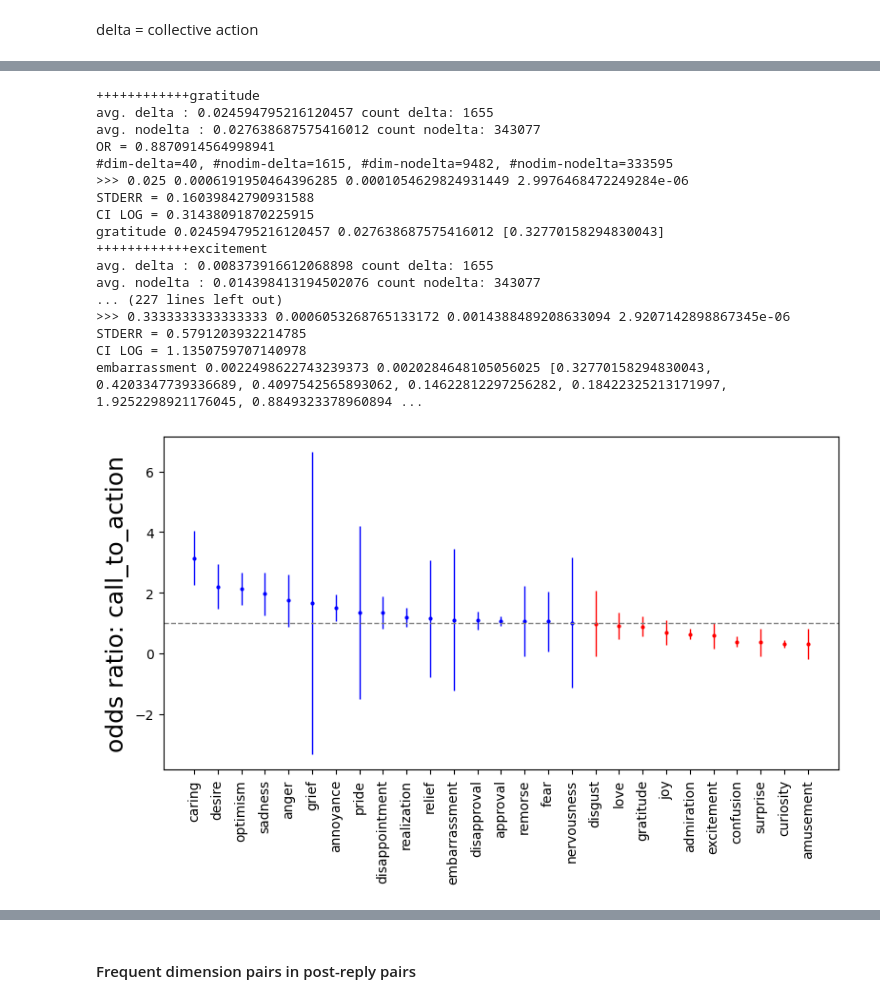
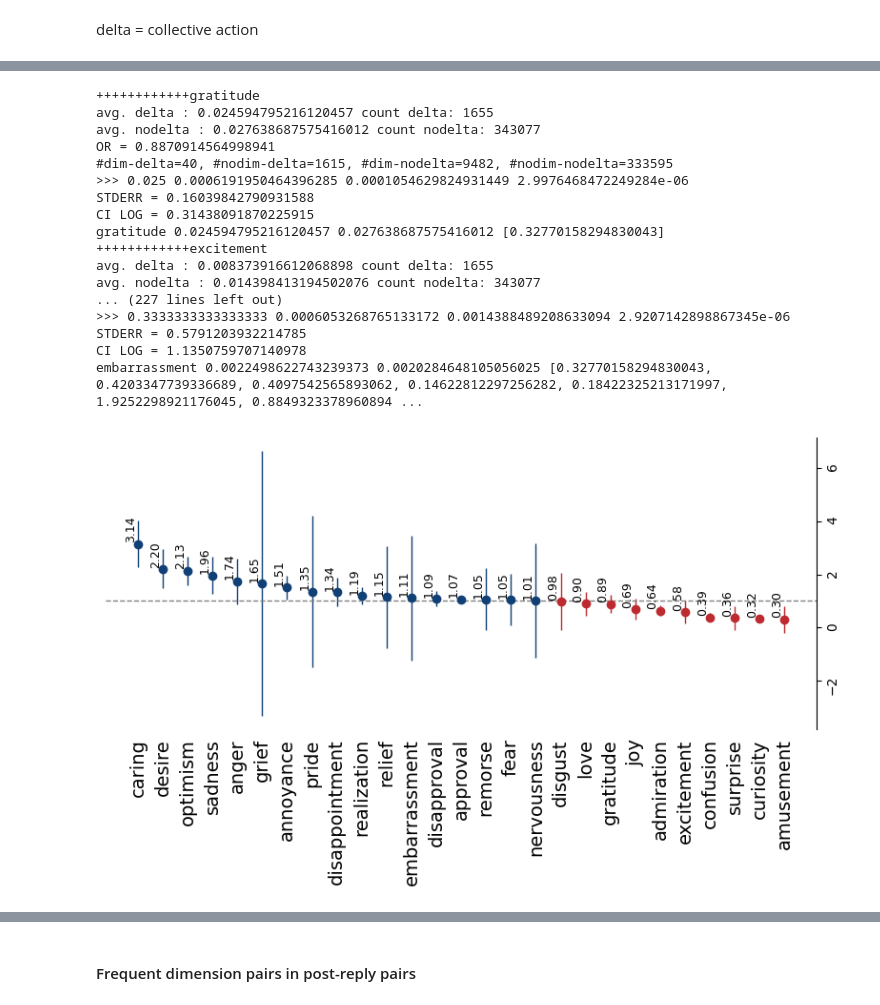
Before and after one commit to todomoldovan/thesis, a Jupyter notebook: notebooks/3_odds-ratios.ipynb, the cells around one changed output, grey strips where cells are left out. Drawn from its saved outputs; the diff is of its cells as text; code cells hidden in the pictures.

```diff
--- a/notebooks/3_odds-ratios.ipynb
+++ b/notebooks/3_odds-ratios.ipynb
@@ -233,10 +247,15 @@ for i, l in zip(range(len(L)), L):
     #ax.text(i, y_odds + 0.1, f'{y_odds:.2f}', ha='center', va='bottom', fontsize=9, color='black', rotation=90)
     ax.text(i - 0.3, y_odds + 0.05, f'{y_odds:.2f}', ha='center', va='bottom', fontsize=9, color='black', rotation=90)
 
+for tick in ax.get_xticklabels():
+    tick.set_fontsize(14)  # Adjust the font size as needed
+for tick in ax.get_yticklabels():
+    tick.set_fontsize(14)  # Adjust the font size as needed
+
 ax.set_xticks(range(len(labels_ordered)))
 ax.set_xticklabels(labels_ordered)
 ax.yaxis.set_ticks_position('right')
-ax.set_ylabel(f'Odds ratio (collective action)', size=18)
+#ax.set_ylabel(f'Odds ratio (collective action)', size=18)
 ax.axhline(1, linestyle='--', linewidth=1, color='gray')
 for tick in ax.get_xticklabels():
     tick.set_rotation(90)
@@ -431,9 +546,9 @@ for i, dim in enumerate(all_dims):
 
     print(dim, avg_delta, avg_no_delta, y_ci_OR)
     if avg_delta > avg_no_delta:
-        clr = 'b'
+        clr = '#104076'
     else:
-        clr = 'r'
+        clr = '#BD2B30'
     colors.append(clr)
 
 L = list(zip(y_oddsratio,y_ci_OR, y_ratio, y_delta, y_ci_delta, y_nodelta, y_ci_nodelta, colors, all_dims))
@@ -444,34 +559,51 @@ for i, l in zip(range(len(L)), L):
     y_odds, y_odds_ci, y_rat, y_d, err_delta, y_nod, err_nodelta, color, label = l
     labels_ordered.append(label)
     y_ci_nodelta_ordered.append(err_nodelta)
 
-    ax.plot([i], [y_odds],'o', markersize=2, color=color)
-    ax.errorbar([i], [y_odds], yerr=[y_odds_ci], elinewidth=1, fmt=f'{color}-')
+    #ax.plot([i], [y_odds], 'o', markersize=1, color=color)
+    ax.scatter([i], [y_odds], s=10, color=color)
+    #ax.errorbar([i], [y_odds], yerr=[y_odds_ci], elinewidth=1, fmt=f'{color}-')
+    ax.errorbar([i], [y_odds], yerr=[y_odds_ci], elinewidth=1, fmt='o', color=color)
+    #ax.text(i, y_odds + 0.1, f'{y_odds:.2f}', ha='center', va='bottom', fontsize=9, color='black', rotation=90)
+    ax.text(i - 0.3, y_odds + 0.05, f'{y_odds:.2f}', ha='center', va='bottom', fontsize=9, color='black', rotation=90)
+for tick in ax.get_xticklabels():
+    tick.set_fontsize(14)  # Adjust the font size as needed
+for tick in ax.get_yticklabels():
+    tick.set_fontsize(14)  # Adjust the font size as needed
 
 ax.set_xticks(range(len(labels_ordered)))
 ax.set_xticklabels(labels_ordered)
-ax.set_ylabel(f'odds ratio: call_to_action', size=18)
+ax.yaxis.set_ticks_position('right')
+#ax.set_ylabel(f'Odds ratio (call-to-action)', size=18)
 ax.axhline(1, linestyle='--', linewidth=1, color='gray')
 for tick in ax.get_xticklabels():
     tick.set_rotation(90)
+for tick in ax.get_yticklabels():
+    tick.set_rotation(90)
+ax.spines["bottom"].set_visible(False)
+ax.spines["top"].set_visible(False)
+#ax.spines["right"].set_visible(False)
+ax.spines["left"].set_visible(False)
+ax.xaxis.set_ticks_position("none")
+#ax.set_xticklabels([])
 plt.tight_layout()
 plt.savefig('../plots/odds_ratio_call_to_action.pdf')
 # %% [output]
 ++++++++++++gratitude
 avg. delta : 0.024594795216120457 count delta: 1655
 avg. nodelta : 0.027638687575416012 count nodelta: 343077
 OR = 0.8870914564998941
 #dim-delta=40, #nodim-delta=1615, #dim-nodelta=9482, #nodim-nodelta=333595
 >>> 0.025 0.0006191950464396285 0.0001054629824931449 2.9976468472249284e-06
 STDERR = 0.16039842790931588
 CI LOG = 0.31438091870225915
 gratitude 0.024594795216120457 0.027638687575416012 [0.32770158294830043]
 ++++++++++++excitement
 avg. delta : 0.008373916612068898 count delta: 1655
 avg. nodelta : 0.014398413194502076 count nodelta: 343077
 ... (227 lines left out)
 >>> 0.3333333333333333 0.0006053268765133172 0.0014388489208633094 2.9207142898867345e-06
 STDERR = 0.5791203932214785
 CI LOG = 1.1350759707140978
 embarrassment 0.0022498622743239373 0.0020284648105056025 [0.32770158294830043, 0.4203347739336689, 0.4097542565893062, 0.14622812297256282, 0.18422325213171997, 1.9252298921176045, 0.8849323378960894 ...
-[figure, old version]
+[figure, new version]
```
Also changed, not shown: parts of 28 cells of this notebook, 39 other files.
